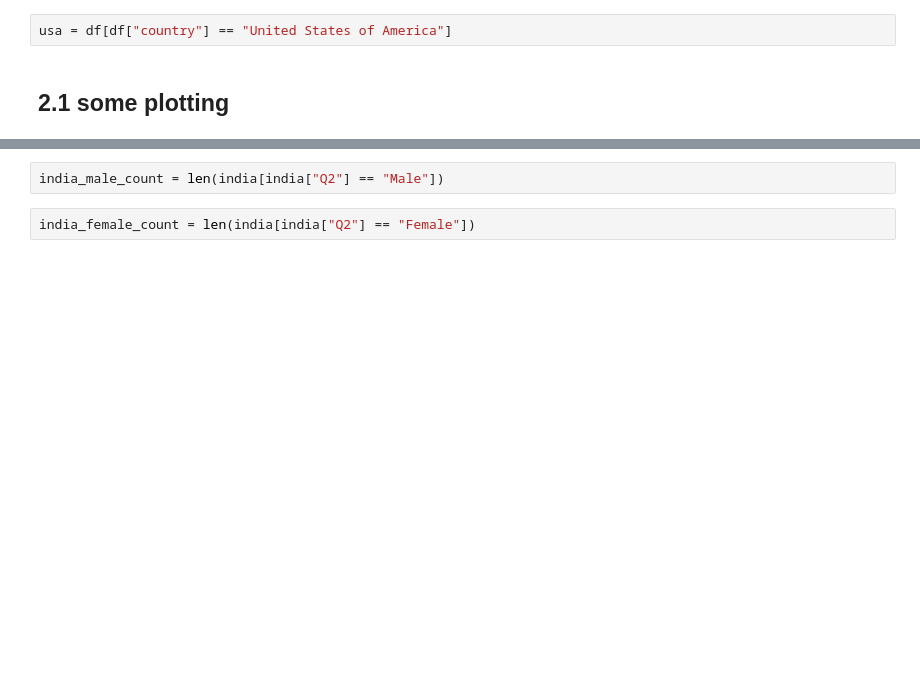
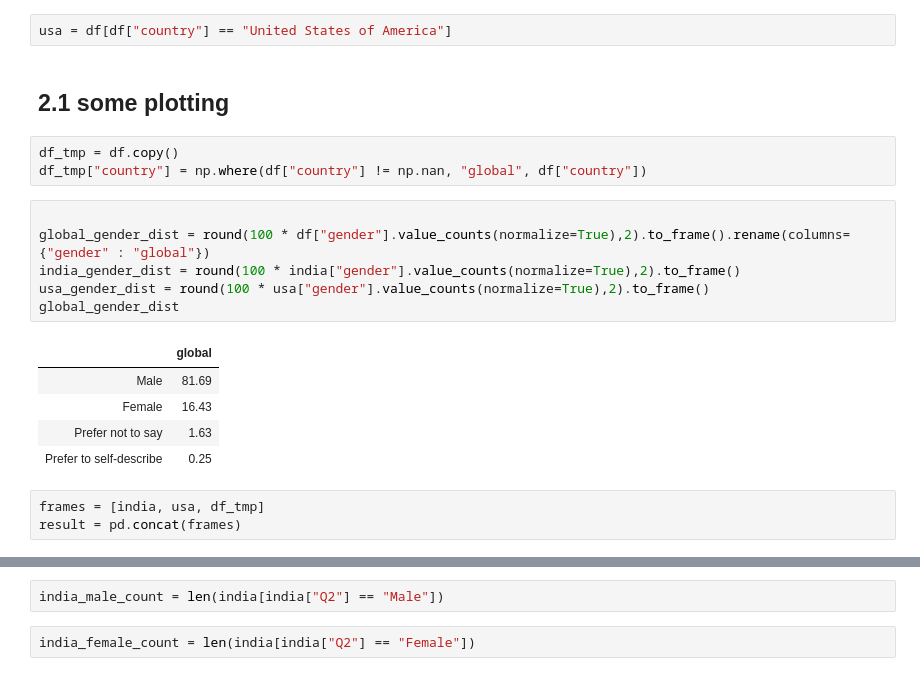
Before and after one commit to laurakah/BattleOfTheGiants, a Jupyter notebook: notebooks/battle-of-giants-alu.ipynb, the cells around one changed output, grey strips where cells are left out. Saved outputs shown, nothing was run; the diff lists cells and outputs as text; blank space fills up the shorter version.

```diff
--- a/notebooks/battle-of-giants-alu.ipynb
+++ b/notebooks/battle-of-giants-alu.ipynb
@@ -102,3 +102,21 @@ india = df[df["country"] == "India"]
 usa = df[df["country"] == "United States of America"]
 # %% [markdown]
 ## 2.1 some plotting
+# %%
+df_tmp = df.copy()
+df_tmp["country"] = np.where(df["country"] != np.nan, "global", df["country"])
+# %%
+
+global_gender_dist = round(100 * df["gender"].value_counts(normalize=True),2).to_frame().rename(columns={"gender" : "global"})
+india_gender_dist = round(100 * india["gender"].value_counts(normalize=True),2).to_frame()
+usa_gender_dist = round(100 * usa["gender"].value_counts(normalize=True),2).to_frame()
+global_gender_dist
+# %% [output]
+|  | global |
+| Male | 81.69 |
+| Female | 16.43 |
+| Prefer not to say | 1.63 |
+| Prefer to self-describe | 0.25 |
+# %%
+frames = [india, usa, df_tmp]
+result = pd.concat(frames)
```
Also changed, not shown: parts of 10 cells of this notebook.
